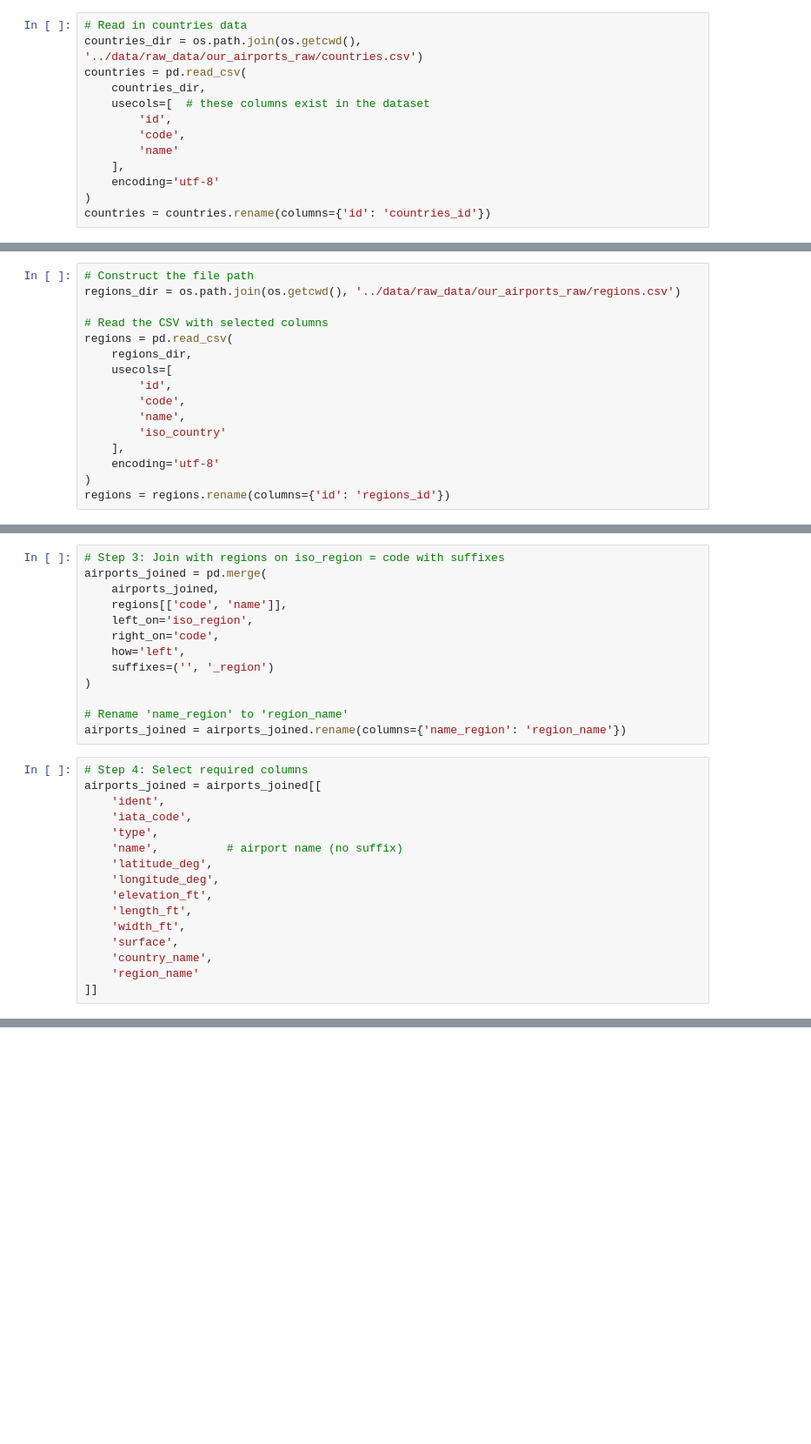
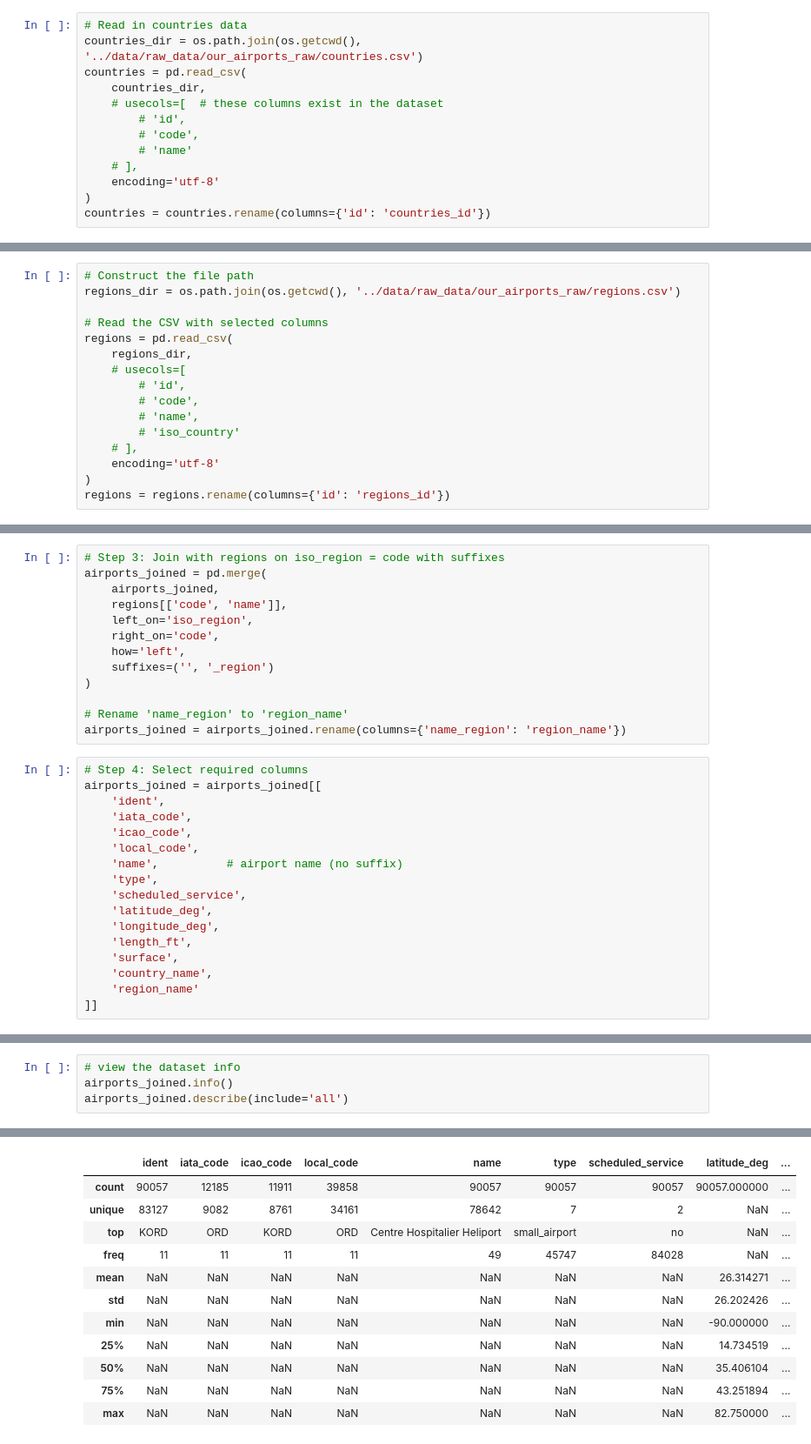
Before and after one commit to MattVu123/us_wildfire, a Jupyter notebook: processing/airport_data_processing.ipynb, the cells around one changed output, grey strips where cells are left out. Shown at 87% size. Cells and saved outputs as stored; diff of their text form; blank space fills up the shorter version.

Commit message:
finished airport processing

```diff
--- a/processing/airport_data_processing.ipynb
+++ b/processing/airport_data_processing.ipynb
@@ -70,11 +87,11 @@ print(runways.head())
 countries_dir = os.path.join(os.getcwd(), '../data/raw_data/our_airports_raw/countries.csv')
 countries = pd.read_csv(
     countries_dir,
-    usecols=[  # these columns exist in the dataset
-        'id',
-        'code',
-        'name'
-    ],
+    # usecols=[  # these columns exist in the dataset
+        # 'id',
+        # 'code',
+        # 'name'
+    # ],
     encoding='utf-8'
 )
 countries = countries.rename(columns={'id': 'countries_id'})
@@ -95,12 +126,12 @@ regions_dir = os.path.join(os.getcwd(), '../data/raw_data/our_airports_raw/regio
 # Read the CSV with selected columns
 regions = pd.read_csv(
     regions_dir,
-    usecols=[
-        'id',
-        'code',
-        'name',
-        'iso_country'
-    ],
+    # usecols=[
+        # 'id',
+        # 'code',
+        # 'name',
+        # 'iso_country'
+    # ],
     encoding='utf-8'
 )
 regions = regions.rename(columns={'id': 'regions_id'})
@@ -154,13 +199,14 @@ airports_joined = airports_joined.rename(columns={'name_region': 'region_name'})
 airports_joined = airports_joined[[
     'ident',
     'iata_code',
+    'icao_code',
+    'local_code',
+    'name',          # airport name (no suffix)
     'type',
-    'name',          # airport name (no suffix)
+    'scheduled_service',
     'latitude_deg',
     'longitude_deg',
-    'elevation_ft',
     'length_ft',
-    'width_ft',
     'surface',
     'country_name',
     'region_name'
@@ -191,0 +238,5 @@ print(airports_joined.head())
+# %%
+# view the dataset info
+airports_joined.info()
+airports_joined.describe(include='all')
+# %% [output]
@@ -191,0 +263,12 @@ print(airports_joined.head())
+|  | ident | iata_code | icao_code | local_code | name | type | scheduled_service | latitude_deg | ... |
+| count | 90057 | 12185 | 11911 | 39858 | 90057 | 90057 | 90057 | 90057.000000 | ... |
+| unique | 83127 | 9082 | 8761 | 34161 | 78642 | 7 | 2 | NaN | ... |
+| top | KORD | ORD | KORD | ORD | Centre Hospitalier Heliport | small_airport | no | NaN | ... |
+| freq | 11 | 11 | 11 | 11 | 49 | 45747 | 84028 | NaN | ... |
+| mean | NaN | NaN | NaN | NaN | NaN | NaN | NaN | 26.314271 | ... |
+| std | NaN | NaN | NaN | NaN | NaN | NaN | NaN | 26.202426 | ... |
+| min | NaN | NaN | NaN | NaN | NaN | NaN | NaN | -90.000000 | ... |
+| 25% | NaN | NaN | NaN | NaN | NaN | NaN | NaN | 14.734519 | ... |
+| 50% | NaN | NaN | NaN | NaN | NaN | NaN | NaN | 35.406104 | ... |
+| 75% | NaN | NaN | NaN | NaN | NaN | NaN | NaN | 43.251894 | ... |
+| max | NaN | NaN | NaN | NaN | NaN | NaN | NaN | 82.750000 | ... |
```
Also changed, not shown: parts of 22 cells of this notebook, 1 other file.
